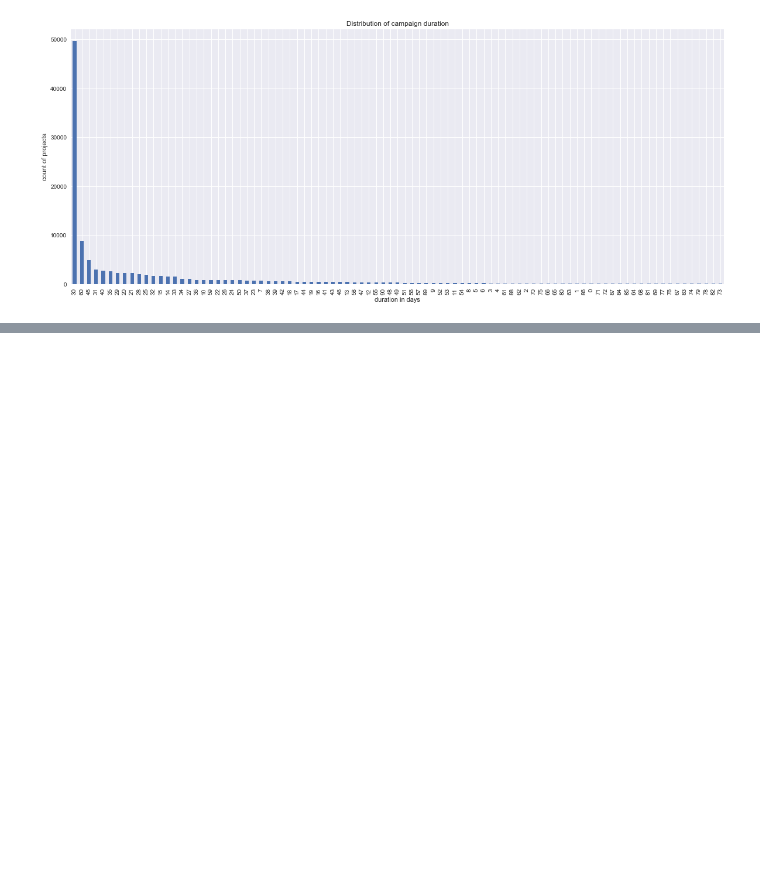
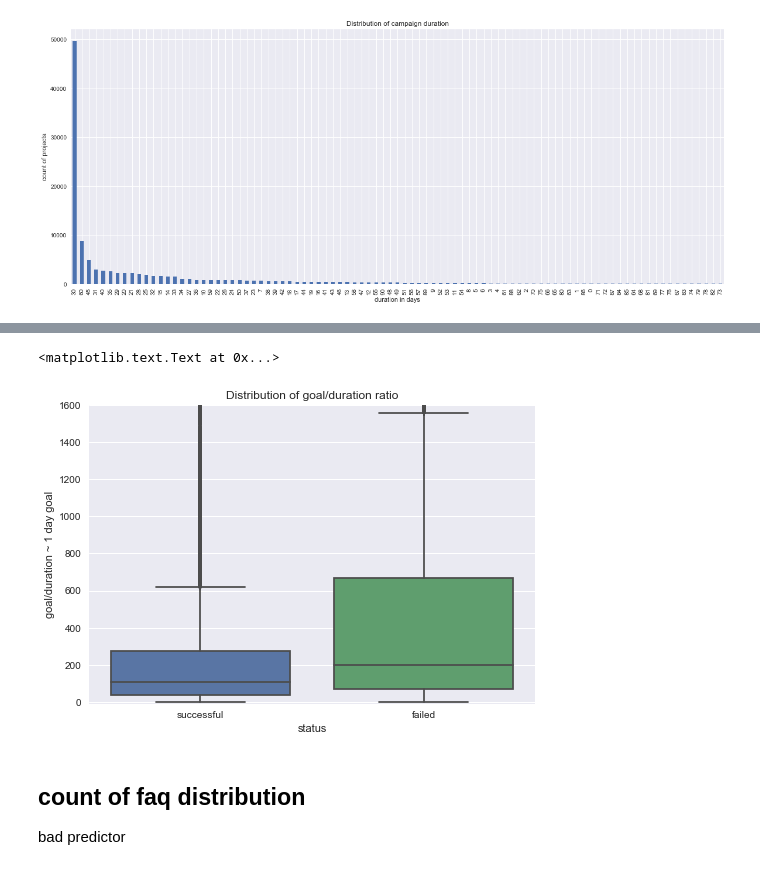
Before and after one commit to blanarik/kickstarter_success_prediction, a Jupyter notebook: 04_Kickstarter_exploratory_data_analysis_dataset_2.ipynb, the cells around one changed output, grey strips where cells are left out. Saved outputs shown, nothing was run; the diff lists cells and outputs as text; code cells hidden in the pictures; blank space fills up the shorter version.

```diff
--- a/04_Kickstarter_exploratory_data_analysis_dataset_2.ipynb
+++ b/04_Kickstarter_exploratory_data_analysis_dataset_2.ipynb
@@ -427,0 +443,12 @@ plt.title('Distribution of campaign duration')
+# %%
+sns.boxplot(data=df, x='status', y='goal/duration')
+#plt.yscale('log')
+plt.ylim([-10, 1600])
+plt.ylabel('goal/duration ~ 1 day goal')
+plt.title('Distribution of goal/duration ratio')
+# %% [output]
+<matplotlib.text.Text at 0x...>
+[figure, added]
+# %% [markdown]
+## count of faq distribution
+bad predictor
```
Also changed, not shown: parts of 15 cells of this notebook.
